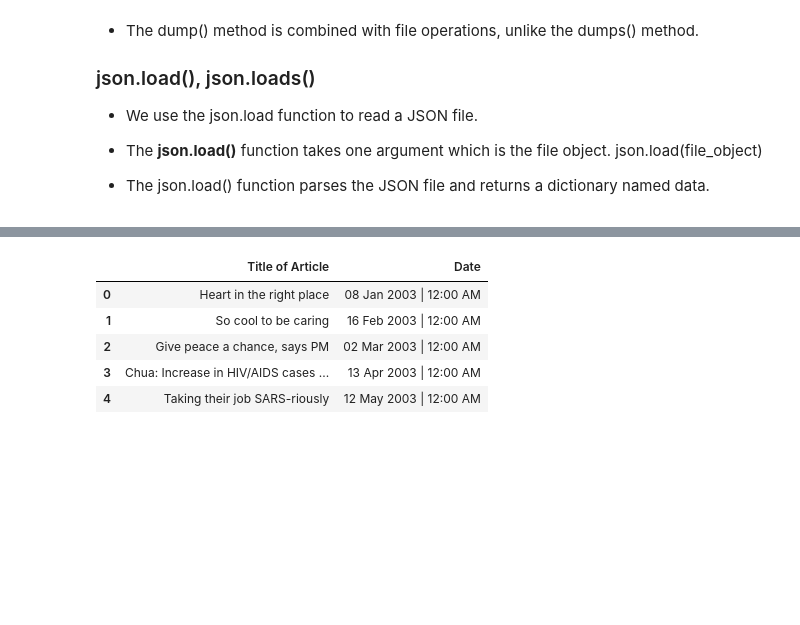
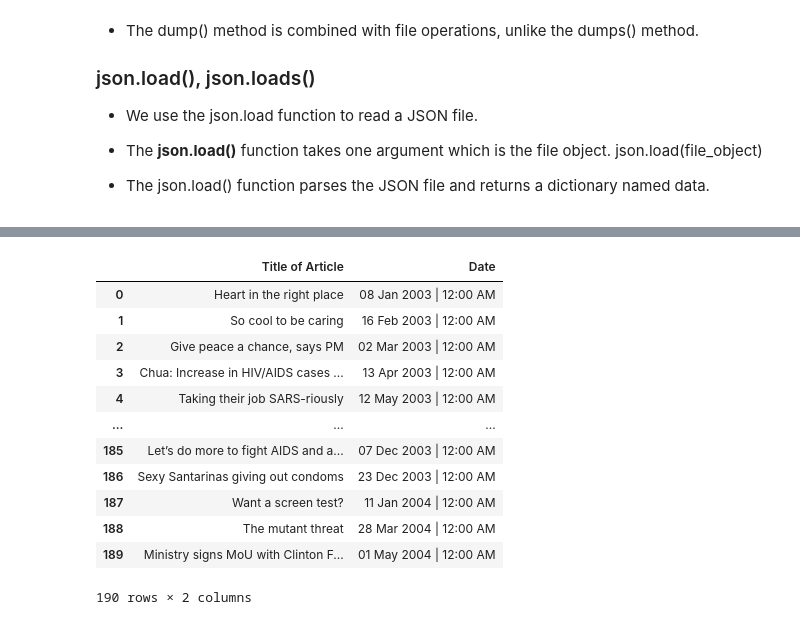
Before and after one commit to sasikala07/DataScience-Portfolio, a Jupyter notebook: Python_Data_Scraping/Article_scraping.ipynb, the cells around one changed output, grey strips where cells are left out. Saved outputs shown, nothing was run; the diff lists cells and outputs as text; code cells hidden in the pictures; blank space fills up the shorter version.

```diff
--- a/Python_Data_Scraping/Article_scraping.ipynb
+++ b/Python_Data_Scraping/Article_scraping.ipynb
@@ -35,7 +35,7 @@ bs
 ## get the urls link range 1-50 pages
 
 base_url='https://www.thestar.com.my/search/?q=HIV&qsort=oldest&qrec=10&qstockcode=&pgno='
-url_list=["{}{}".format(base_url, str(page)) for page in range(1,50)]
+url_list=["{}{}".format(base_url, str(page)) for page in range(1,20)]
 
 s=[]
 for Url in url_list:
@@ -170,0 +122,4 @@ article_Date
+# %%
+df=pd.Series(article_title.values.ravel('F'))
+df=pd.DataFrame(df,columns=['Title'])
+df
@@ -170,0 +140,6 @@ article_Date
+# %%
+article_date=pd.DataFrame(art_date,columns=['page1','page2','page3','page4','page5','page6','page7','page8','page9','page10'])
+# article_date
+df_date=pd.Series(article_date.values.ravel('F'))
+df_date=pd.DataFrame(df_date,columns=['Date'])
+df_date
@@ -171,12 +160,19 @@ article_Date
 # %%
 ## analysis first page articles
 
-data=pd.DataFrame(list(zip(article_title['page1'],article_Date['page1'])),columns=['Title of Article','Date'])
-data.head()
+data=pd.DataFrame(list(zip(df['Title'],df_date['Date'])),columns=['Title of Article','Date'])
+data
 # %% [output]
 |  | Title of Article | Date |
 | 0 | Heart in the right place | 08 Jan 2003 | 12:00 AM |
 | 1 | So cool to be caring | 16 Feb 2003 | 12:00 AM |
 | 2 | Give peace a chance, says PM | 02 Mar 2003 | 12:00 AM |
 | 3 | Chua: Increase in HIV/AIDS cases ... | 13 Apr 2003 | 12:00 AM |
 | 4 | Taking their job SARS-riously | 12 May 2003 | 12:00 AM |
+| ... | ... | ... |
+| 185 | Let’s do more to fight AIDS and a... | 07 Dec 2003 | 12:00 AM |
+| 186 | Sexy Santarinas giving out condoms | 23 Dec 2003 | 12:00 AM |
+| 187 | Want a screen test? | 11 Jan 2004 | 12:00 AM |
+| 188 | The mutant threat | 28 Mar 2004 | 12:00 AM |
+| 189 | Ministry signs MoU with Clinton F... | 01 May 2004 | 12:00 AM |
+190 rows × 2 columns
```
Also changed, not shown: parts of 9 cells of this notebook.
